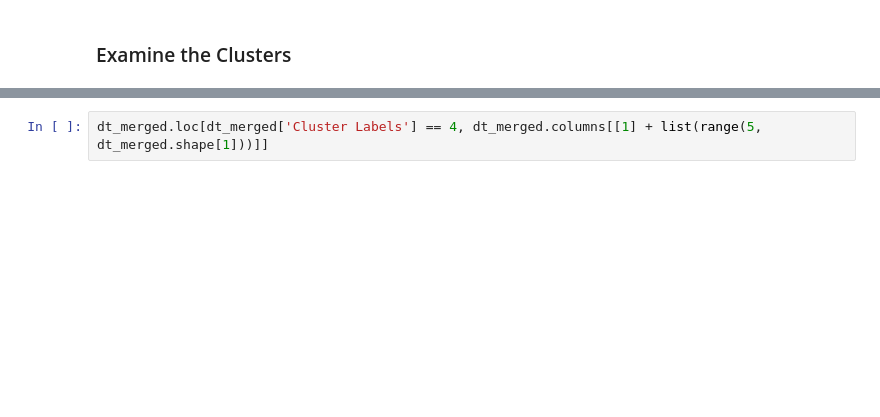
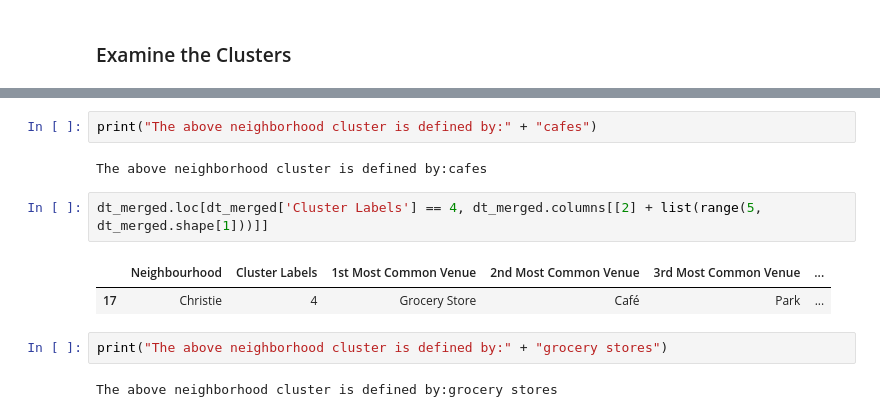
Before and after one commit to JeremyCandelasIBM/Coursera_Capstone, a Jupyter notebook: Segmenting + Clustering Toronto Neighborhoods.ipynb, the cells around one changed output, grey strips where cells are left out. Cells and saved outputs as stored; diff of their text form; blank space fills up the shorter version.

```diff
--- a/Segmenting + Clustering Toronto Neighborhoods.ipynb
+++ b/Segmenting + Clustering Toronto Neighborhoods.ipynb
@@ -606,2 +639,13 @@ dt_merged.loc[dt_merged['Cluster Labels'] == 3, dt_merged.columns[[2] + list(ran
+# %%
+print("The above neighborhood cluster is defined by:" + "cafes")
+# %% [output]
+The above neighborhood cluster is defined by:cafes
 # %%
-dt_merged.loc[dt_merged['Cluster Labels'] == 4, dt_merged.columns[[1] + list(range(5, dt_merged.shape[1]))]]
+dt_merged.loc[dt_merged['Cluster Labels'] == 4, dt_merged.columns[[2] + list(range(5, dt_merged.shape[1]))]]
+# %% [output]
+|  | Neighbourhood | Cluster Labels | 1st Most Common Venue | 2nd Most Common Venue | 3rd Most Common Venue | ... |
+| 17 | Christie | 4 | Grocery Store | Café | Park | ... |
+# %%
+print("The above neighborhood cluster is defined by:" + "grocery stores")
+# %% [output]
+The above neighborhood cluster is defined by:grocery stores
```
Also changed, not shown: parts of 9 cells of this notebook.
